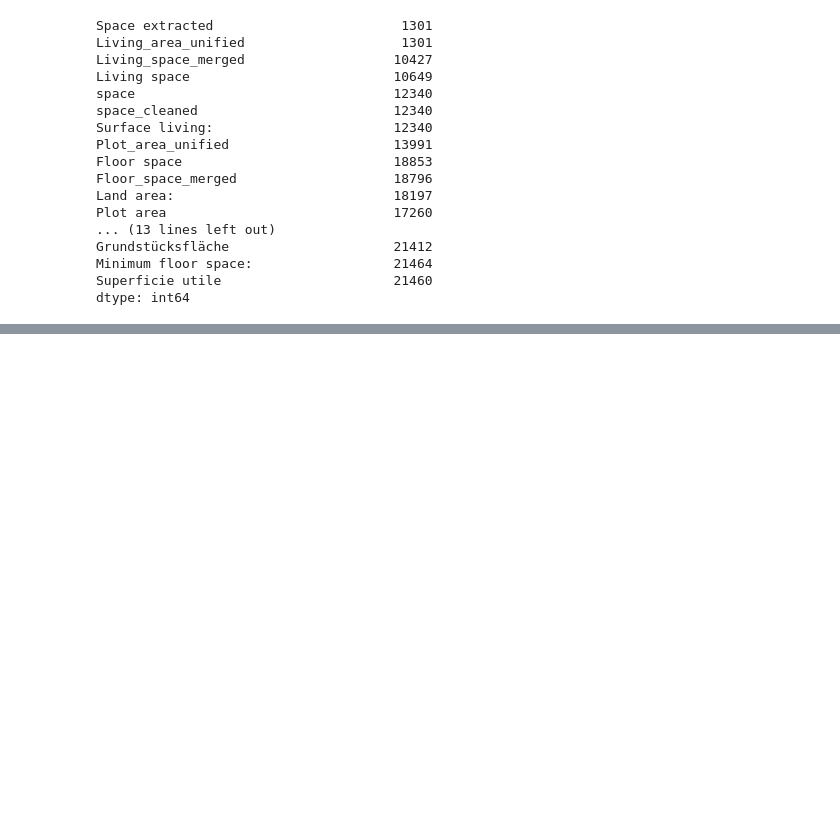
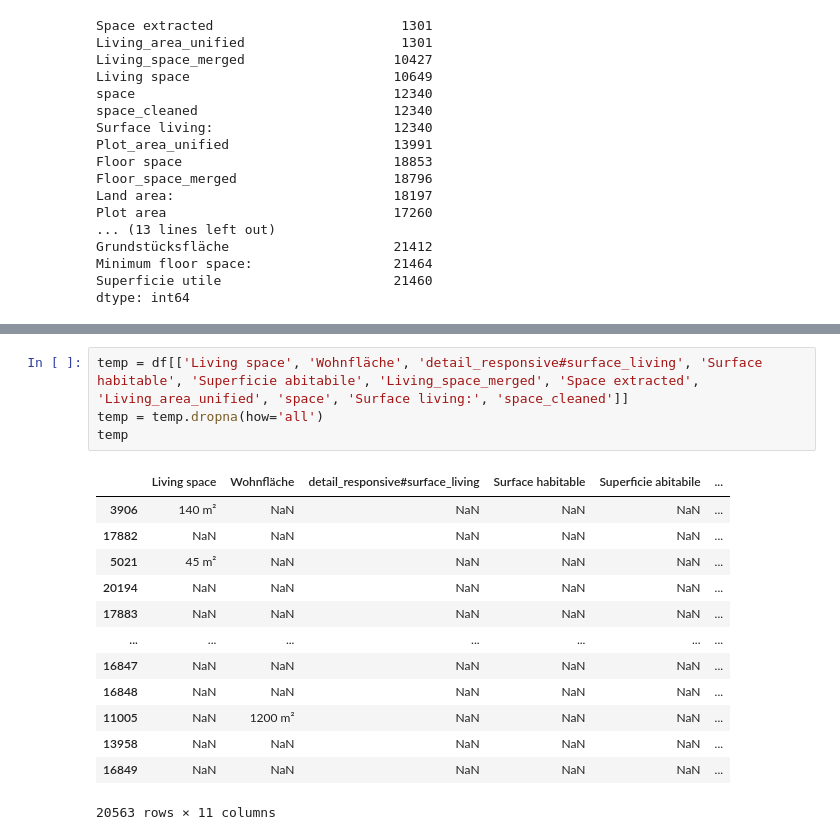
Before and after one commit to staldenhoefler/immo_challenge, a Jupyter notebook: notebooks/EDA_dsa.ipynb, the cells around one changed output, grey strips where cells are left out. Cells and saved outputs as stored; diff of their text form; blank space fills up the shorter version.

Commit message:
Wohnflächenanalyse

```diff
--- a/notebooks/EDA_dsa.ipynb
+++ b/notebooks/EDA_dsa.ipynb
@@ -414,0 +453,18 @@ dtype: int64
+# %%
+temp = df[['Living space', 'Wohnfläche', 'detail_responsive#surface_living', 'Surface habitable', 'Superficie abitabile', 'Living_space_merged', 'Space extracted', 'Living_area_unified', 'space', 'Surface living:', 'space_cleaned']]
+temp = temp.dropna(how='all')
+temp
+# %% [output]
+|  | Living space | Wohnfläche | detail_responsive#surface_living | Surface habitable | Superficie abitabile | ... |
+| 3906 | 140 m² | NaN | NaN | NaN | NaN | ... |
+| 17882 | NaN | NaN | NaN | NaN | NaN | ... |
+| 5021 | 45 m² | NaN | NaN | NaN | NaN | ... |
+| 20194 | NaN | NaN | NaN | NaN | NaN | ... |
+| 17883 | NaN | NaN | NaN | NaN | NaN | ... |
+| ... | ... | ... | ... | ... | ... | ... |
+| 16847 | NaN | NaN | NaN | NaN | NaN | ... |
+| 16848 | NaN | NaN | NaN | NaN | NaN | ... |
+| 11005 | NaN | 1200 m² | NaN | NaN | NaN | ... |
+| 13958 | NaN | NaN | NaN | NaN | NaN | ... |
+| 16849 | NaN | NaN | NaN | NaN | NaN | ... |
+20563 rows × 11 columns
```
Also changed, not shown: parts of 27 cells of this notebook, 3 other files.
